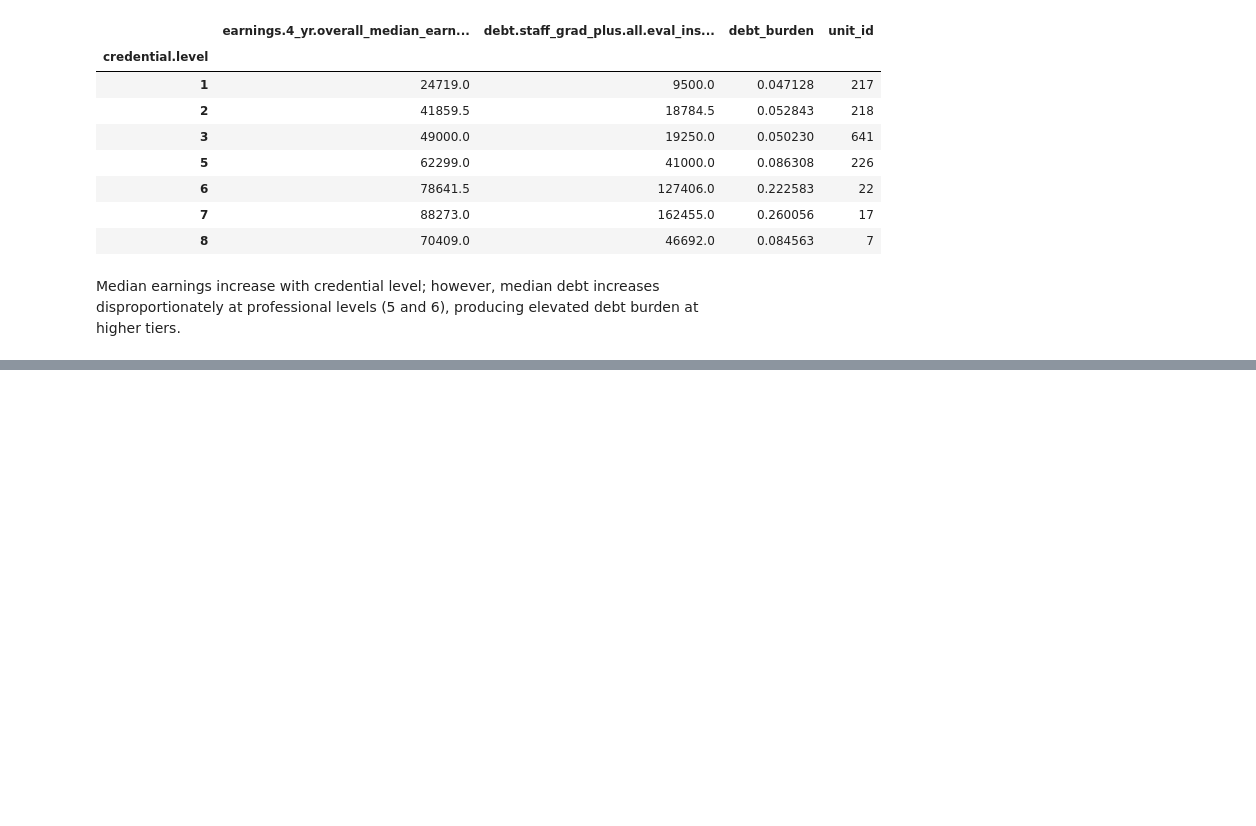
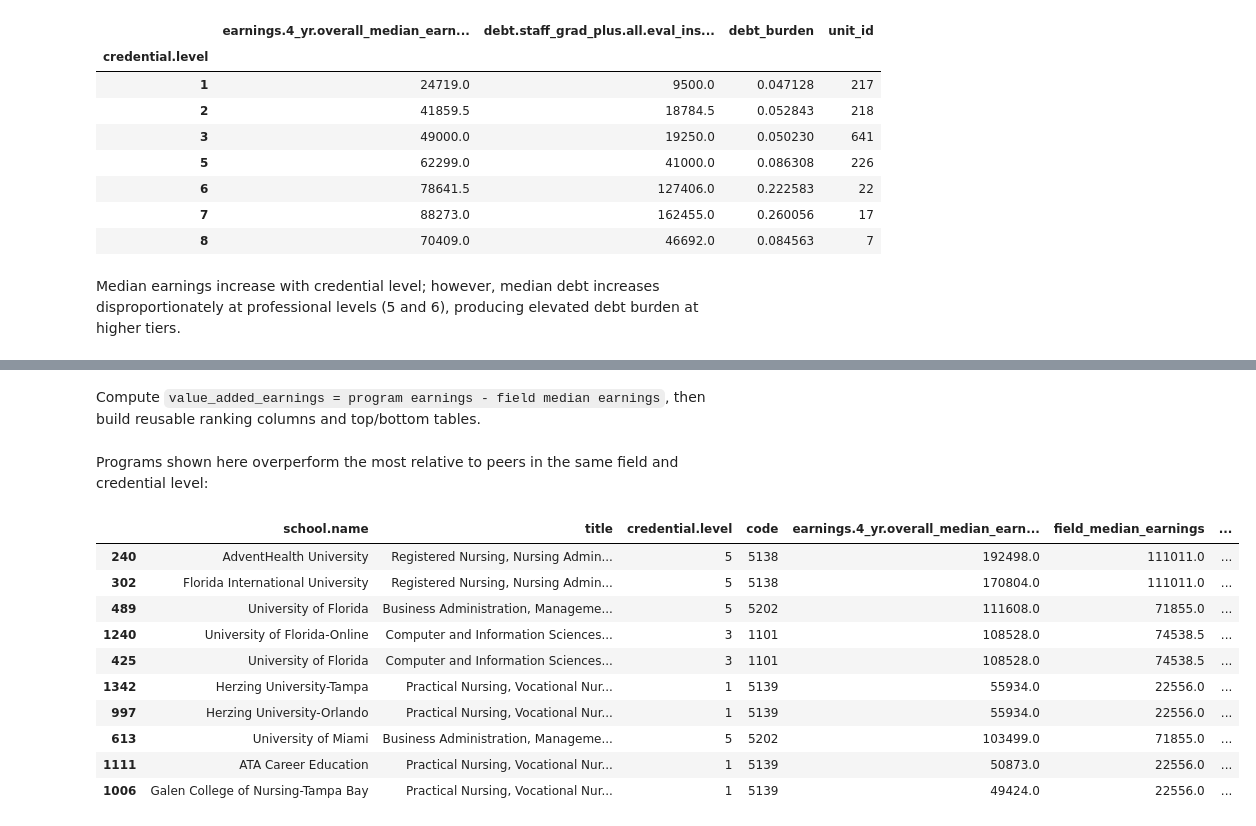
Before and after one commit to sebastianhonorat-dev/CAP_3764_2026_Spring_Team_6, a Jupyter notebook: notebooks/eda_outcomes_debt_earnings.ipynb, the cells around one changed output, grey strips where cells are left out. Drawn from its saved outputs; the diff is of its cells as text; code cells hidden in the pictures; blank space fills up the shorter version.

```diff
--- a/notebooks/eda_outcomes_debt_earnings.ipynb
+++ b/notebooks/eda_outcomes_debt_earnings.ipynb
@@ -264,0 +260,11 @@ Median earnings increase with credential level; however, median debt increases d
+# %%
+field_baseline = (
+ dfx.groupby(["credential.level", "code"], as_index=False)
+ .agg(
+ field_median_earnings=("earnings.4_yr.overall_median_earnings", "median"),
+ field_median_debt=("debt.staff_grad_plus.all.eval_inst.median", "median"),
+ field_program_count=("title", "size")
+ )
+)
+
+field_baseline.head()
@@ -264,0 +300,3 @@ Median earnings increase with credential level; however, median debt increases d
+# %% [markdown]
+
+Compute `value_added_earnings = program earnings - field median earnings`, then build reusable ranking columns and top/bottom tables.
@@ -264,0 +321,17 @@ Median earnings increase with credential level; however, median debt increases d
+# %% [markdown]
+
+Programs shown here overperform the most relative to peers in the same field and credential level:
+# %%
+top10_value_added_earnings
+# %% [output]
+|  | school.name | title | credential.level | code | earnings.4_yr.overall_median_earn... | field_median_earnings | ... |
+| 240 | AdventHealth University | Registered Nursing, Nursing Admin... | 5 | 5138 | 192498.0 | 111011.0 | ... |
+| 302 | Florida International University | Registered Nursing, Nursing Admin... | 5 | 5138 | 170804.0 | 111011.0 | ... |
+| 489 | University of Florida | Business Administration, Manageme... | 5 | 5202 | 111608.0 | 71855.0 | ... |
+| 1240 | University of Florida-Online | Computer and Information Sciences... | 3 | 1101 | 108528.0 | 74538.5 | ... |
+| 425 | University of Florida | Computer and Information Sciences... | 3 | 1101 | 108528.0 | 74538.5 | ... |
+| 1342 | Herzing University-Tampa | Practical Nursing, Vocational Nur... | 1 | 5139 | 55934.0 | 22556.0 | ... |
+| 997 | Herzing University-Orlando | Practical Nursing, Vocational Nur... | 1 | 5139 | 55934.0 | 22556.0 | ... |
+| 613 | University of Miami | Business Administration, Manageme... | 5 | 5202 | 103499.0 | 71855.0 | ... |
+| 1111 | ATA Career Education | Practical Nursing, Vocational Nur... | 1 | 5139 | 50873.0 | 22556.0 | ... |
+| 1006 | Galen College of Nursing-Tampa Bay | Practical Nursing, Vocational Nur... | 1 | 5139 | 49424.0 | 22556.0 | ... |
```
Also changed, not shown: parts of 19 cells of this notebook.
